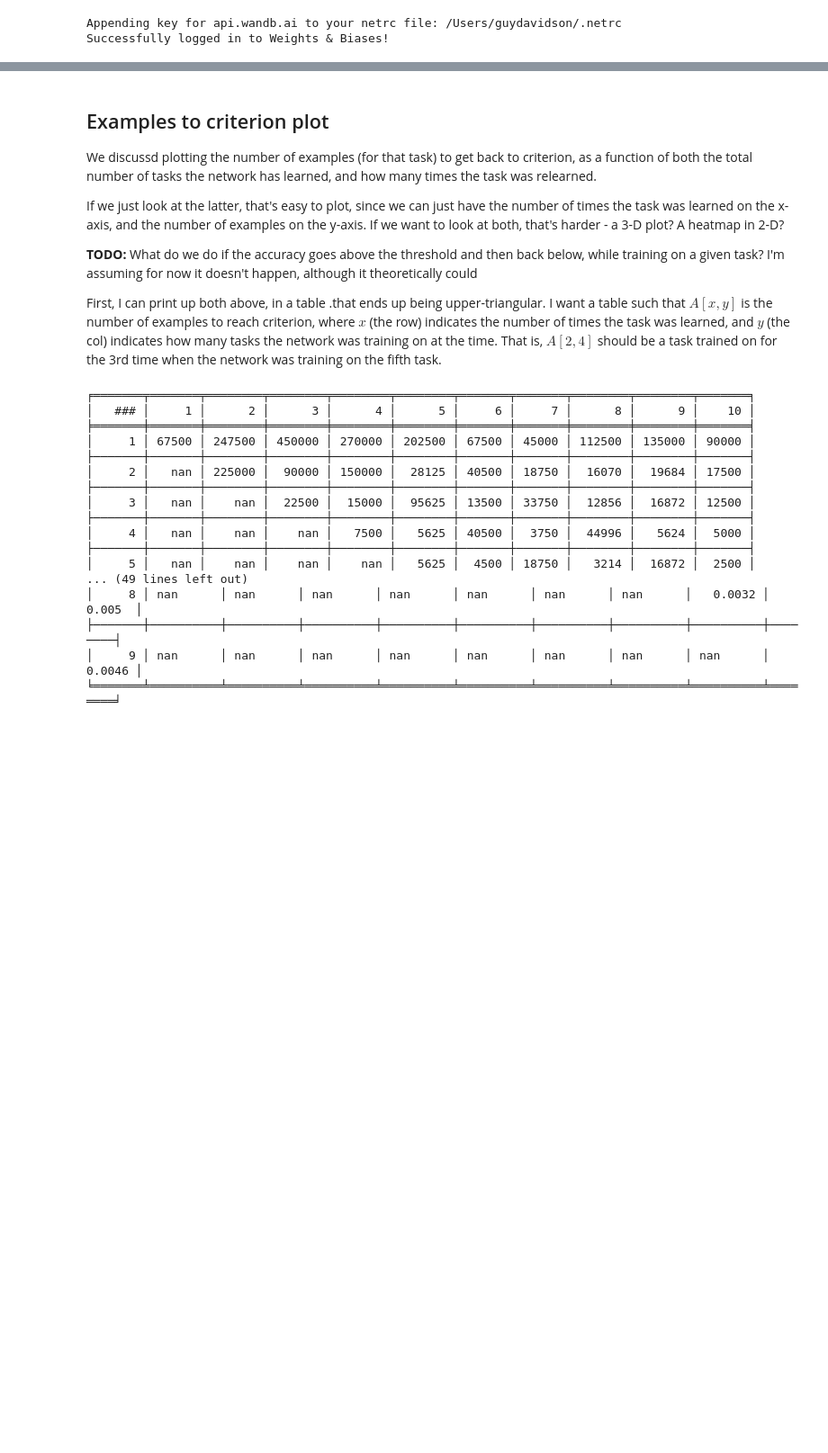
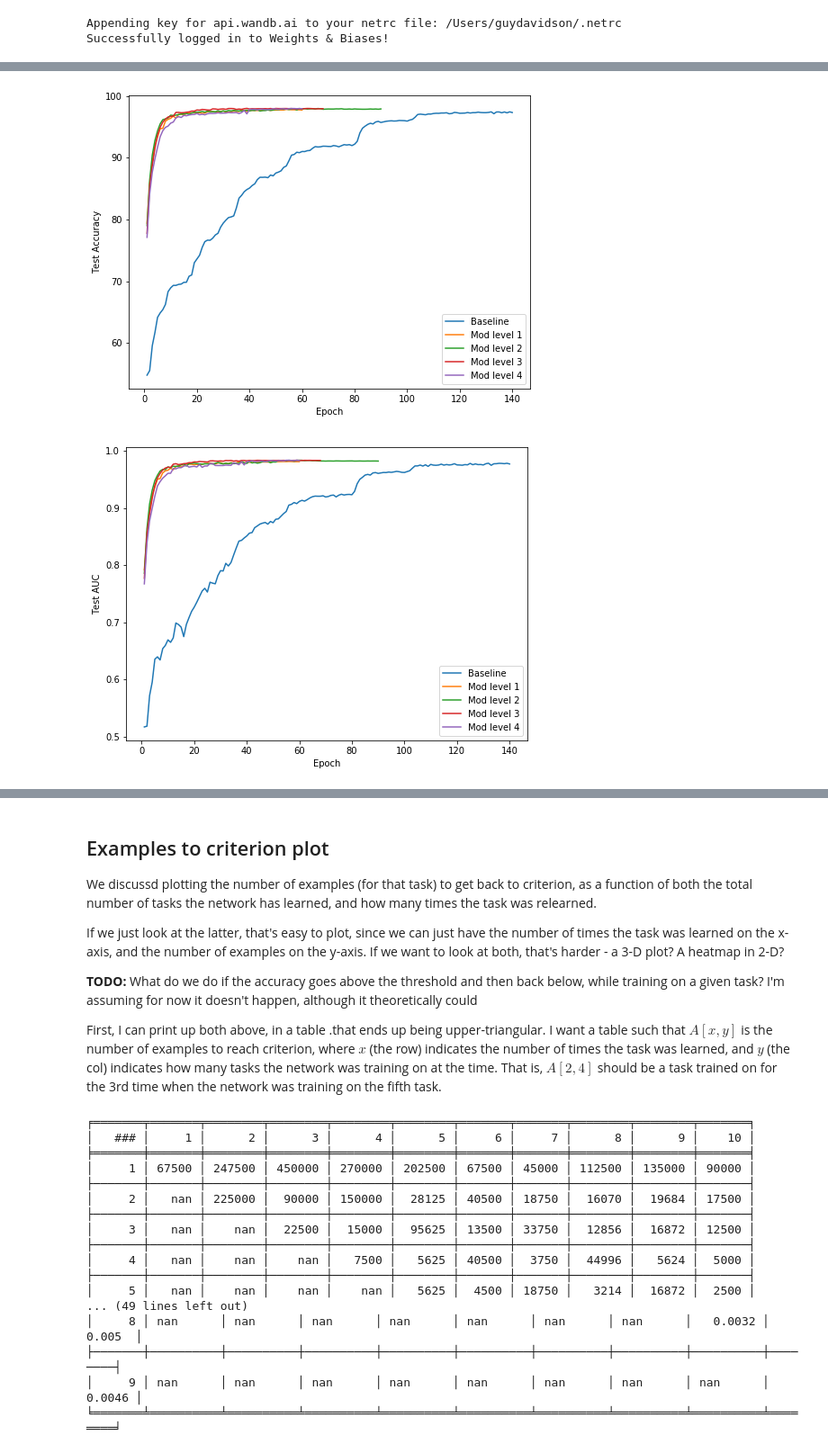
Before and after one commit to guydav/deep-learning-projects, a Jupyter notebook: notebooks/Meta_Learning_Data_Analysis_query_mod_entire_dataset.ipynb, the cells around one changed output, grey strips where cells are left out. Shown: that part at 90% size. Saved outputs shown, nothing was run; the diff lists cells and outputs as text; code cells hidden in the pictures; blank space fills up the shorter version.

```diff
--- a/notebooks/Meta_Learning_Baseline_Data_Analysis_2.ipynb
+++ b/notebooks/Meta_Learning_Data_Analysis_query_mod_entire_dataset.ipynb
@@ -50,0 +57,25 @@ df[:10]
+# %%
+NAMES = ('Baseline', 'Mod level 1', 'Mod level 2', 'Mod level 3', 'Mod level 4')
+
+def comparison_plot(key, start_index=0, x_start=0, compute_x_max=False):
+    plt.figure(figsize=(8, 6))
+
+    x_max = None
+    if compute_x_max:
+        x_max = np.min([len(history[key]) for history in histories])
+
+    for name, history in zip(NAMES[start_index:], histories[start_index:]):
+        y_values = history[key][x_start:x_max]
+        x_values = np.arange(len(y_values)) + x_start
+        plt.plot(x_values, y_values, label=name)
+
+    plt.legend(loc='best')
+    plt.xlabel('Epoch')
+    plt.ylabel(key)
+    plt.show()
+# %%
+comparison_plot('Test Accuracy')
+comparison_plot('Test AUC')
+# %% [output]
+[figure, added]
+[figure, added]
```
Also changed, not shown: parts of 10 cells of this notebook, 2 other files.
